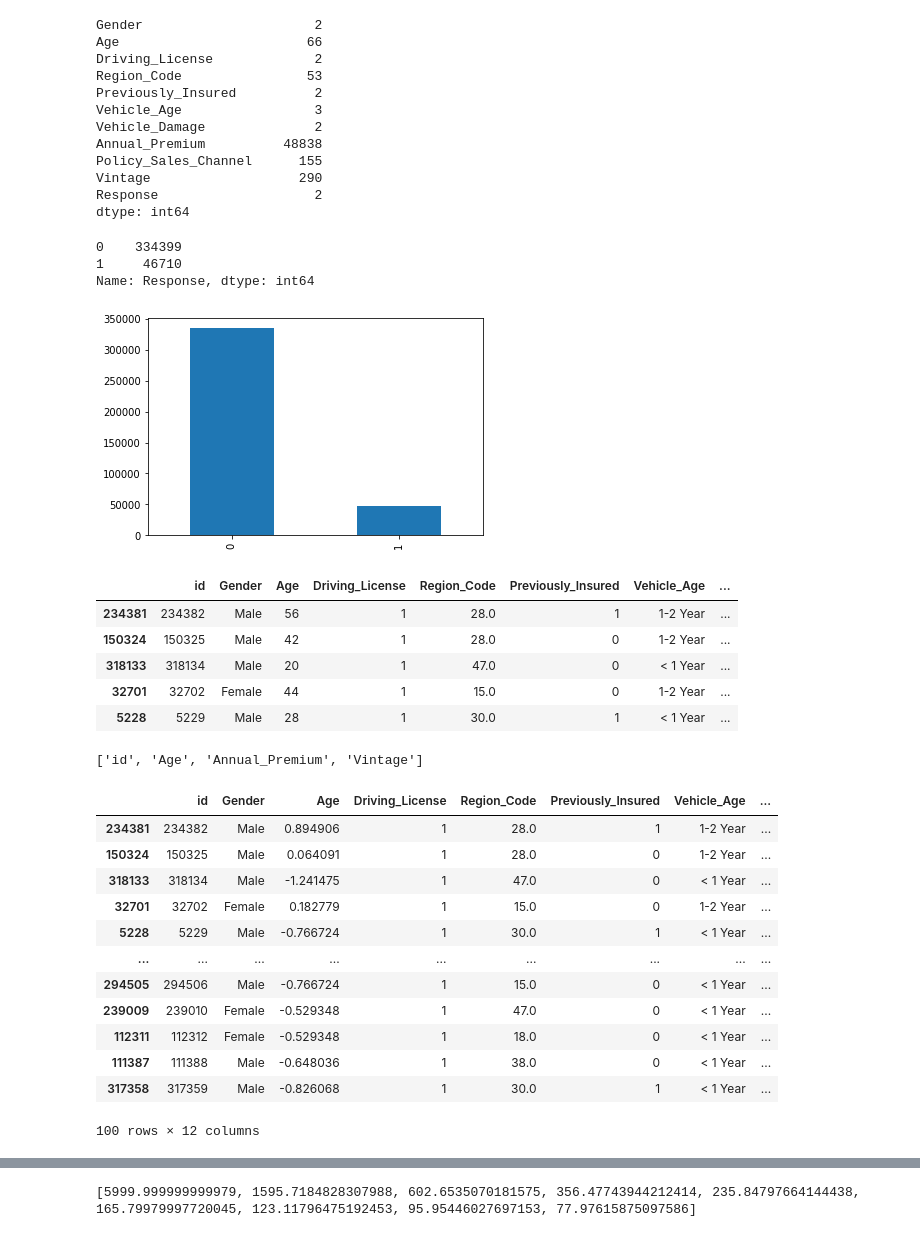
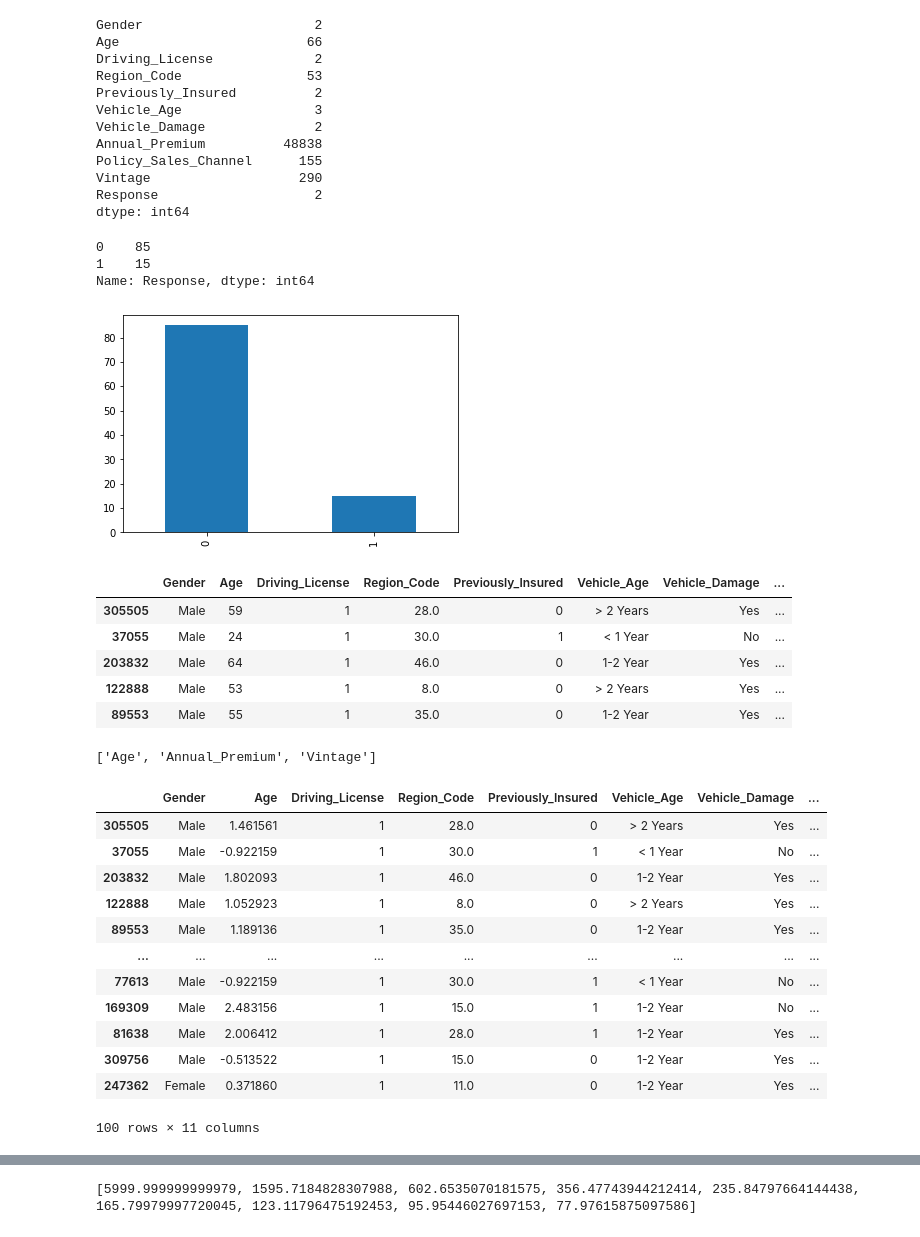
Before and after one commit to atf98/An-Efficient-Discretization-Algorithm-Using-Rough-Set-Theory, a Jupyter notebook: algorithm.ipynb, the cells around one changed output, grey strips where cells are left out. Saved outputs shown, nothing was run; the diff lists cells and outputs as text; code cells hidden in the pictures.

```diff
--- a/algorithm.ipynb
+++ b/algorithm.ipynb
@@ -74,24 +74,24 @@ Vintage                   290
 Response                    2
 dtype: int64
 # %%
-# data_1 = data_1.sample(100)
+data_1 = data_1.sample(100)
 
 data_1['Response'].value_counts().plot(kind='bar')
 data_1['Response'].value_counts()
 # %% [output]
-0    334399
-1     46710
+0    85
+1    15
 Name: Response, dtype: int64
-[figure, old version]
+[figure, new version]
 # %%
 data_1.head()
 # %% [output]
-|  | id | Gender | Age | Driving_License | Region_Code | Previously_Insured | Vehicle_Age | ... |
-| 234381 | 234382 | Male | 56 | 1 | 28.0 | 1 | 1-2 Year | ... |
-| 150324 | 150325 | Male | 42 | 1 | 28.0 | 0 | 1-2 Year | ... |
-| 318133 | 318134 | Male | 20 | 1 | 47.0 | 0 | < 1 Year | ... |
-| 32701 | 32702 | Female | 44 | 1 | 15.0 | 0 | 1-2 Year | ... |
-| 5228 | 5229 | Male | 28 | 1 | 30.0 | 1 | < 1 Year | ... |
+|  | Gender | Age | Driving_License | Region_Code | Previously_Insured | Vehicle_Age | Vehicle_Damage | ... |
+| 305505 | Male | 59 | 1 | 28.0 | 0 | > 2 Years | Yes | ... |
+| 37055 | Male | 24 | 1 | 30.0 | 1 | < 1 Year | No | ... |
+| 203832 | Male | 64 | 1 | 46.0 | 0 | 1-2 Year | Yes | ... |
+| 122888 | Male | 53 | 1 | 8.0 | 0 | > 2 Years | Yes | ... |
+| 89553 | Male | 55 | 1 | 35.0 | 0 | 1-2 Year | Yes | ... |
 # %%
 top_n = 10
 likely_dis = []
@@ -107,7 +107,7 @@ for var in data_1.columns:
 
 likely_dis
 # %% [output]
-['id', 'Age', 'Annual_Premium', 'Vintage']
+['Age', 'Annual_Premium', 'Vintage']
 # %%
 # Scaleing is a process of transforming data into a stander values so we can get the best of it
 #
@@ -124,19 +124,19 @@ data_scaled
 # [['Vintage','Annual_Premium']]
 # scaler.inverse_transform([[0.748795	, 0.574539]])
 # %% [output]
-|  | id | Gender | Age | Driving_License | Region_Code | Previously_Insured | Vehicle_Age | ... |
-| 234381 | 234382 | Male | 0.894906 | 1 | 28.0 | 1 | 1-2 Year | ... |
-| 150324 | 150325 | Male | 0.064091 | 1 | 28.0 | 0 | 1-2 Year | ... |
-| 318133 | 318134 | Male | -1.241475 | 1 | 47.0 | 0 | < 1 Year | ... |
-| 32701 | 32702 | Female | 0.182779 | 1 | 15.0 | 0 | 1-2 Year | ... |
-| 5228 | 5229 | Male | -0.766724 | 1 | 30.0 | 1 | < 1 Year | ... |
+|  | Gender | Age | Driving_License | Region_Code | Previously_Insured | Vehicle_Age | Vehicle_Damage | ... |
+| 305505 | Male | 1.461561 | 1 | 28.0 | 0 | > 2 Years | Yes | ... |
+| 37055 | Male | -0.922159 | 1 | 30.0 | 1 | < 1 Year | No | ... |
+| 203832 | Male | 1.802093 | 1 | 46.0 | 0 | 1-2 Year | Yes | ... |
+| 122888 | Male | 1.052923 | 1 | 8.0 | 0 | > 2 Years | Yes | ... |
+| 89553 | Male | 1.189136 | 1 | 35.0 | 0 | 1-2 Year | Yes | ... |
 | ... | ... | ... | ... | ... | ... | ... | ... | ... |
-| 294505 | 294506 | Male | -0.766724 | 1 | 15.0 | 0 | < 1 Year | ... |
-| 239009 | 239010 | Female | -0.529348 | 1 | 47.0 | 0 | < 1 Year | ... |
-| 112311 | 112312 | Female | -0.529348 | 1 | 18.0 | 0 | < 1 Year | ... |
-| 111387 | 111388 | Male | -0.648036 | 1 | 38.0 | 0 | < 1 Year | ... |
-| 317358 | 317359 | Male | -0.826068 | 1 | 30.0 | 1 | < 1 Year | ... |
+| 77613 | Male | -0.922159 | 1 | 30.0 | 1 | < 1 Year | No | ... |
+| 169309 | Male | 2.483156 | 1 | 15.0 | 1 | 1-2 Year | No | ... |
+| 81638 | Male | 2.006412 | 1 | 28.0 | 1 | 1-2 Year | Yes | ... |
+| 309756 | Male | -0.513522 | 1 | 15.0 | 0 | 1-2 Year | Yes | ... |
+| 247362 | Female | 0.371860 | 1 | 11.0 | 0 | 1-2 Year | Yes | ... |
-100 rows × 12 columns
+100 rows × 11 columns
 # %%
 from scipy import stats
 data_scaled = data_scaled[(np.abs(stats.zscore(data_scaled.Annual_Premium)) < 3)]
```
Also changed, not shown: parts of 12 cells of this notebook, 4 other files.
